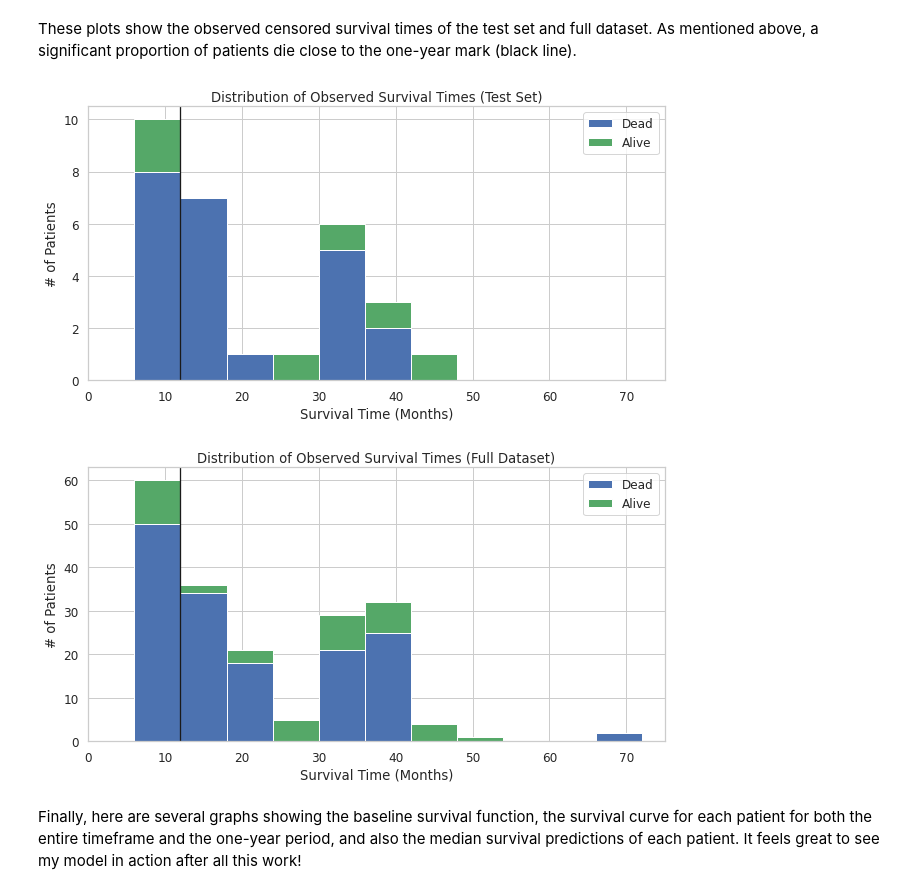
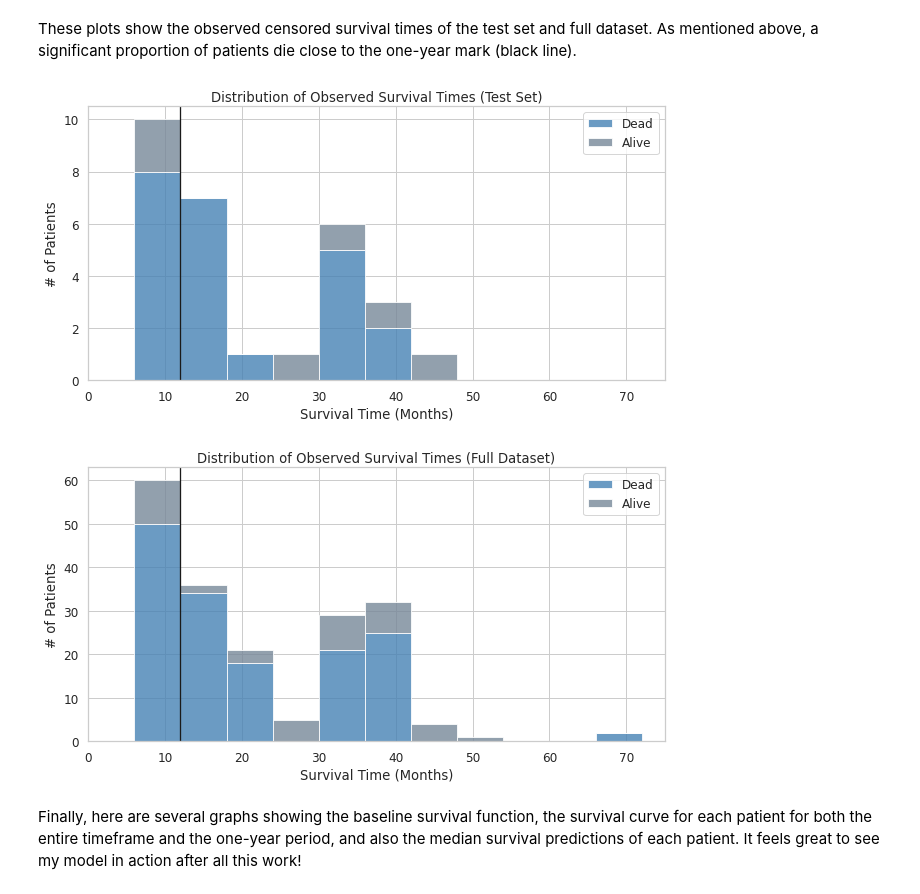
Before and after one commit to joe-aquino/survival_analysis, a Jupyter notebook: Survival_Model_NSC_Lung_Cancer.ipynb, the cells around one changed output. Saved outputs shown, nothing was run; the diff lists cells and outputs as text; code cells hidden in the pictures.

```diff
--- a/Survival_Model_NSC_Lung_Cancer.ipynb
+++ b/Survival_Model_NSC_Lung_Cancer.ipynb
@@ -1165,7 +1167,8 @@ These plots show the observed censored survival times of the test set and full d
 x = test_final[test_final.Outcome == 1]['Survival.Months']
 y = test_final[test_final.Outcome == 0]['Survival.Months']
 plt.figure(figsize=(9, 5))
-plt.hist([x, y], bins=np.arange(0, 73, 6), stacked=True, color=['b', 'g'], label=['Dead', 'Alive'])
+plt.hist([x, y], bins=np.arange(0, 73, 6), stacked=True, color=['steelblue', 'lightslategrey'], label=['Dead', 'Alive'],
+         alpha=.8)
 plt.legend()
 plt.xlabel('Survival Time (Months)')
 plt.xlim(0, 75)
@@ -1174,21 +1177,22 @@ plt.title('Distribution of Observed Survival Times (Test Set)')
 plt.axvline(12, color='k', linestyle='-', lw=1.3)
 plt.tight_layout()
 # %% [output]
-[figure, old version]
+[figure, new version]
 # %%
 x = dataset_final[dataset_final.Outcome == 1]['Survival.Months']
 y = dataset_final[dataset_final.Outcome == 0]['Survival.Months']
 plt.figure(figsize=(9, 5))
-plt.hist([x, y], bins=np.arange(0, 73, 6), stacked=True, color=['b', 'g'], label=['Dead', 'Alive'])
+plt.hist([x, y], bins=np.arange(0, 73, 6), stacked=True, color=['steelblue', 'lightslategrey'], label=['Dead', 'Alive'],
+         alpha=.8)
 plt.legend()
 plt.xlabel('Survival Time (Months)')
 plt.xlim(0, 75)
 plt.ylabel('# of Patients')
 plt.title('Distribution of Observed Survival Times (Full Dataset)')
 plt.axvline(12, color='k', linestyle='-', lw=1.3)
 plt.tight_layout()
 # %% [output]
-[figure, old version]
+[figure, new version]
 # %% [markdown]
 Finally, here are several graphs showing the baseline survival function, the survival curve for each patient for both the entire timeframe and the one-year period, and also the median survival predictions of each patient. It feels great to see my model in action after all this work!
 # %%
```
Also changed, not shown: parts of 7 cells of this notebook, 1 other file.
